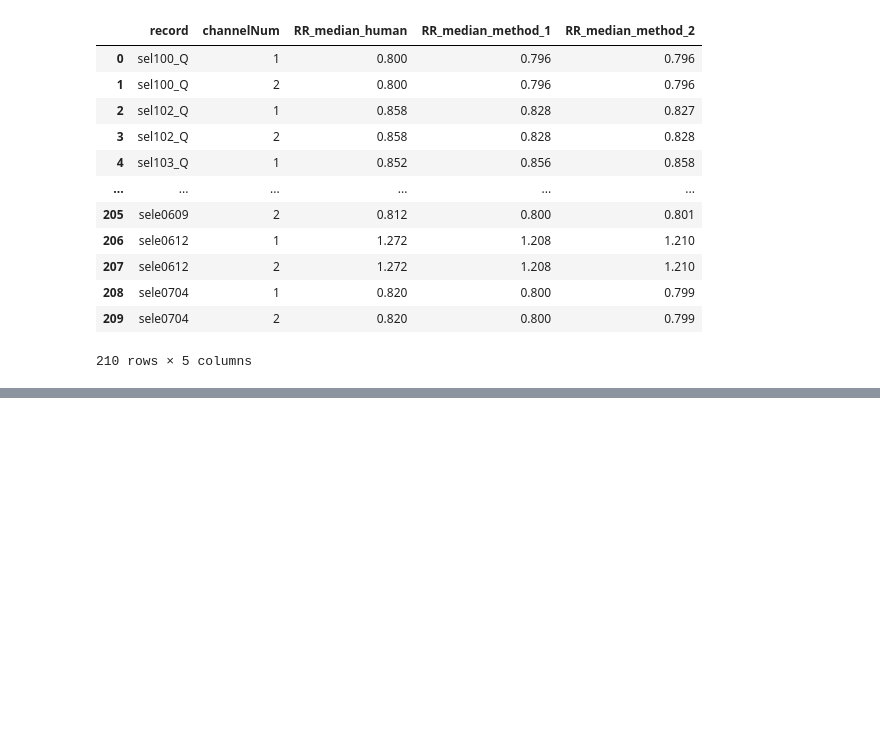
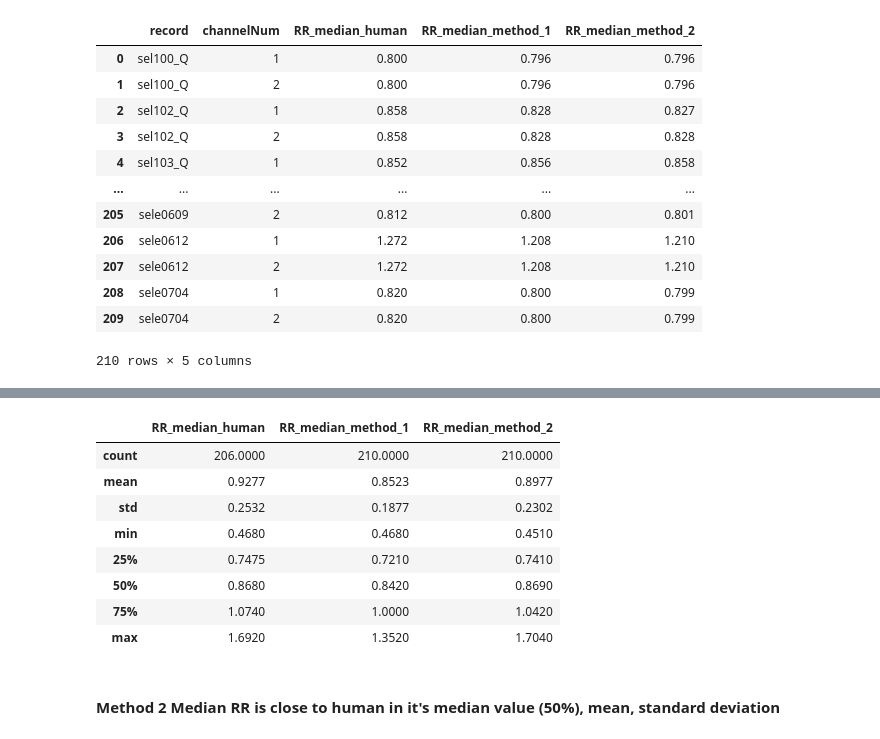
Before and after one commit to Simurgh818/QT_pipeline, a Jupyter notebook: data_analysis.ipynb, the cells around one changed output, grey strips where cells are left out. Drawn from its saved outputs; the diff is of its cells as text; code cells hidden in the pictures; blank space fills up the shorter version.

```diff
--- a/data_analysis.ipynb
+++ b/data_analysis.ipynb
@@ -154,0 +178,14 @@ RR_median
+# %%
+RR_median_for_box.describe().round(decimals=4)
+# %% [output]
+|  | RR_median_human | RR_median_method_1 | RR_median_method_2 |
+| count | 206.0000 | 210.0000 | 210.0000 |
+| mean | 0.9277 | 0.8523 | 0.8977 |
+| std | 0.2532 | 0.1877 | 0.2302 |
+| min | 0.4680 | 0.4680 | 0.4510 |
+| 25% | 0.7475 | 0.7210 | 0.7410 |
+| 50% | 0.8680 | 0.8420 | 0.8690 |
+| 75% | 1.0740 | 1.0000 | 1.0420 |
+| max | 1.6920 | 1.3520 | 1.7040 |
+# %% [markdown]
+#### Method 2 Median RR is close to human in it's median value (50%), mean, standard deviation
```
Also changed, not shown: parts of 2 cells of this notebook.
